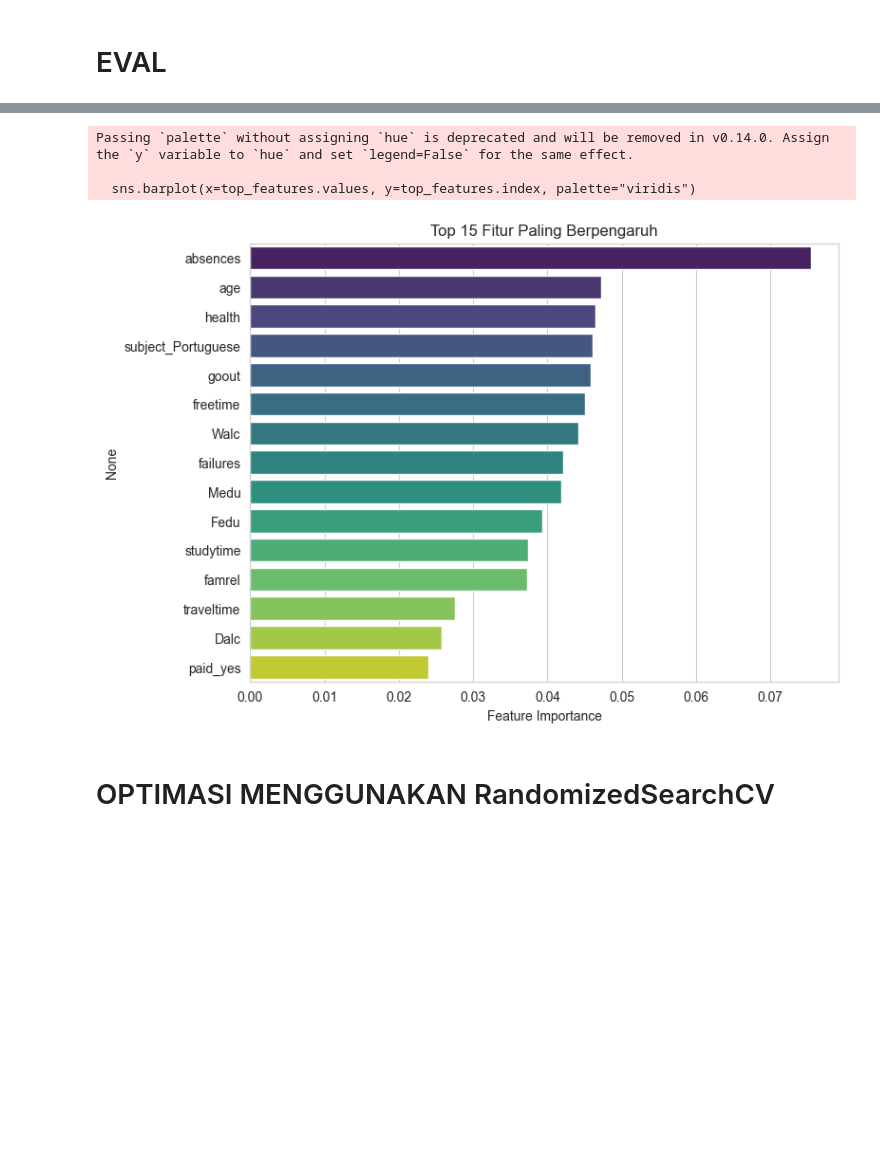
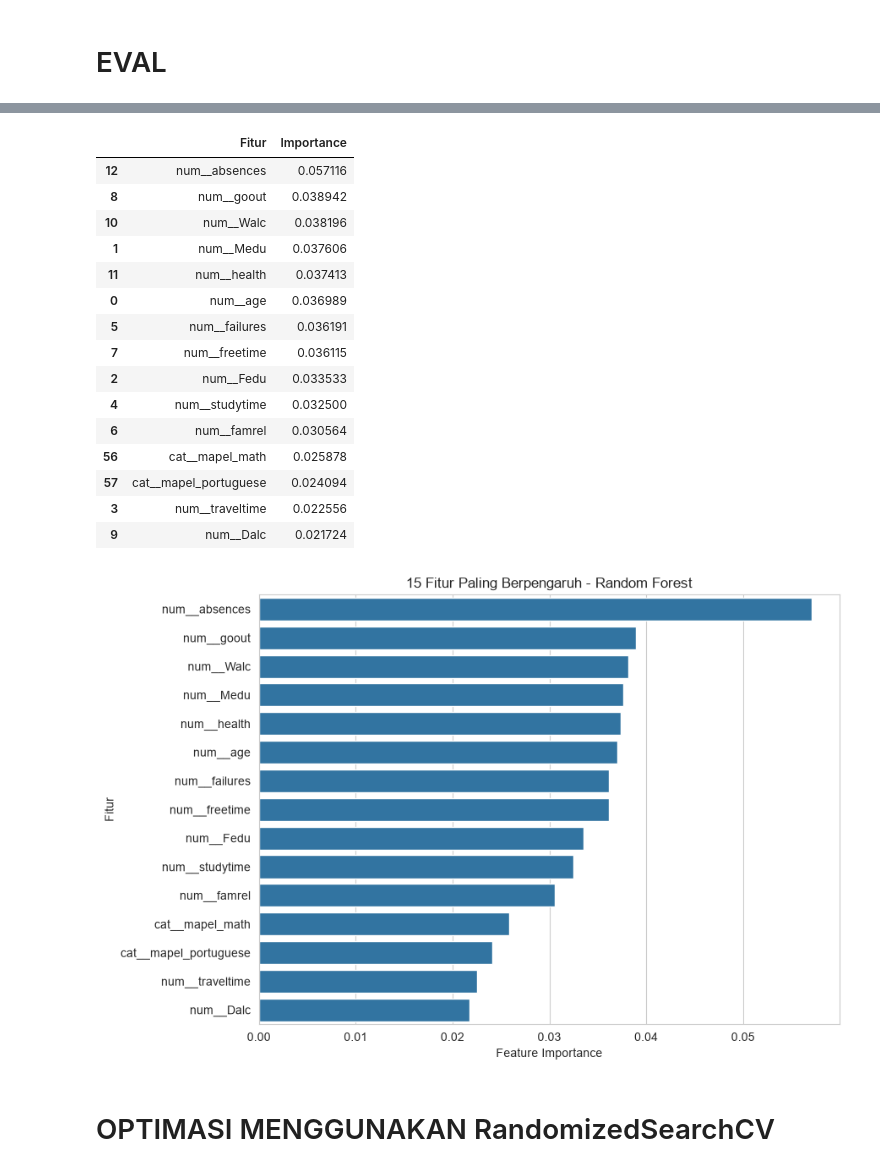
Before and after one commit to Agunnnnn/Mechine-Leaning-Project, a Jupyter notebook: klasifikasi_nilai_akademik.ipynb, the cells around one changed output, grey strips where cells are left out. Cells and saved outputs as stored; diff of their text form; code cells hidden in the pictures; blank space fills up the shorter version.

```diff
--- a/klasifikasi_nilai_akademik.ipynb
+++ b/klasifikasi_nilai_akademik.ipynb
@@ -192,9 +253,19 @@ See https://pandas.pydata.org/docs/user_guide/migration-3-strings.html#string-mi
 # X Y TRAIN
 # %%
 X_train, X_test, y_train, y_test = train_test_split(
-    X_encoded, y_encoded, test_size=0.2, random_state=42, stratify=y_encoded
+    X,
+    y,
+    test_size=0.2,
+    random_state=RANDOM_STATE,
+    stratify=y
 )
 
-print("Data training :", X_train.shape[0])
-print("Data testing  :", X_test.shape[0])
+print("Data training:", X_train.shape[0])
+print("Data testing :", X_test.shape[0])
+
+print("\nDistribusi predikat data training:")
+print(y_train.value_counts().sort_index())
+
+print("\nDistribusi predikat data testing:")
+print(y_test.value_counts().sort_index())
 # %% [output]
@@ -252,18 +410,57 @@ plt.show()
 # %%
-rf_model = models["Random Forest"]
-importances = pd.Series(rf_model.feature_importances_, index=X_encoded.columns)
-top_features = importances.sort_values(ascending=False).head(15)
+# Feature importance dari model Random Forest
+rf_model = fitted_models["Random Forest"]
 
-plt.figure(figsize=(8,6))
-sns.barplot(x=top_features.values, y=top_features.index, palette="viridis")
-plt.title("Top 15 Fitur Paling Berpengaruh")
+feature_names = (
+    rf_model
+    .named_steps["preprocessor"]
+    .get_feature_names_out()
+)
+
+importances = rf_model.named_steps["model"].feature_importances_
+
+importance_df = pd.DataFrame({
+    "Fitur": feature_names,
+    "Importance": importances
+})
+
+top_features = importance_df.sort_values(
+    by="Importance",
+    ascending=False
+).head(15)
+
+print(top_features)
+
+plt.figure(figsize=(9, 6))
+sns.barplot(
+    data=top_features,
+    x="Importance",
+    y="Fitur"
+)
+
+plt.title("15 Fitur Paling Berpengaruh - Random Forest")
 plt.xlabel("Feature Importance")
+plt.ylabel("Fitur")
+plt.tight_layout()
 plt.show()
 # %% [output]
-Passing `palette` without assigning `hue` is deprecated and will be removed in v0.14.0. Assign the `y` variable to `hue` and set `legend=False` for the same effect.
-
-  sns.barplot(x=top_features.values, y=top_features.index, palette="viridis")
+|  | Fitur | Importance |
+| 12 | num__absences | 0.057116 |
+| 8 | num__goout | 0.038942 |
+| 10 | num__Walc | 0.038196 |
+| 1 | num__Medu | 0.037606 |
+| 11 | num__health | 0.037413 |
+| 0 | num__age | 0.036989 |
+| 5 | num__failures | 0.036191 |
+| 7 | num__freetime | 0.036115 |
+| 2 | num__Fedu | 0.033533 |
+| 4 | num__studytime | 0.032500 |
+| 6 | num__famrel | 0.030564 |
+| 56 | cat__mapel_math | 0.025878 |
+| 57 | cat__mapel_portuguese | 0.024094 |
+| 3 | num__traveltime | 0.022556 |
+| 9 | num__Dalc | 0.021724 |
-[figure, old version]
+[figure, new version]
 # %% [markdown]
 # OPTIMASI MENGGUNAKAN RandomizedSearchCV
 # %%
```
Also changed, not shown: parts of 13 cells of this notebook, 3 other files.
